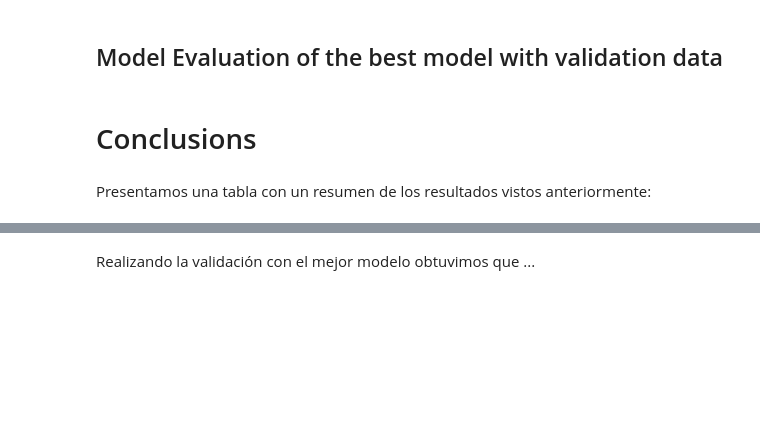
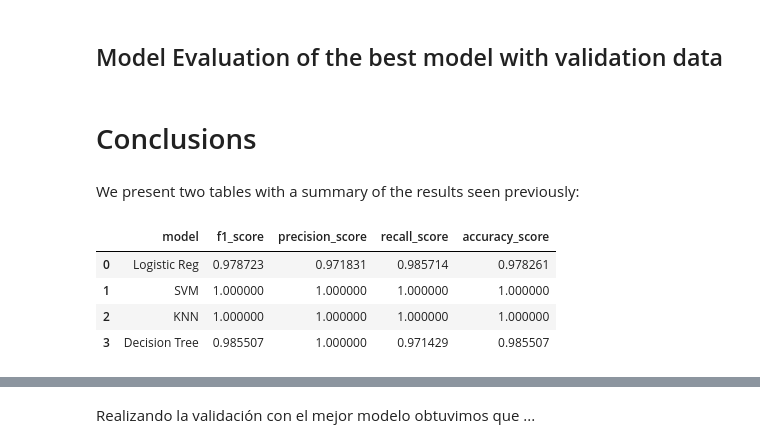
Before and after one commit to edserranoc/Mathematics_for_Machine_Learning_Course, a Jupyter notebook: Code Assignment 1/Binary Classification.ipynb, the cells around one changed output, grey strips where cells are left out. Saved outputs shown, nothing was run; the diff lists cells and outputs as text; code cells hidden in the pictures; blank space fills up the shorter version.

```diff
--- a/Code Assignment 1/Binary Classification.ipynb
+++ b/Code Assignment 1/Binary Classification.ipynb
@@ -788,5 +788,32 @@ recall:  0.6399176954732511
 ## Model Evaluation of the best model with validation data
 # %% [markdown]
 # Conclusions
-# %% [markdown]
-Presentamos una tabla con un resumen de los resultados vistos anteriormente:
+# %% [markdown]
+We present two tables with a summary of the results seen previously:
+# %%
+results_banknote = pd.DataFrame({'model':['Logistic Reg', "SVM", "KNN", "Decision Tree"],
+                    'f1_score':[f1_score(y_test_banknote, log_predictions_banknote), f1_score(y_test_banknote, svm_predictions_banknote),
+                                f1_score(y_test_banknote, knn_predictions_banknote), f1_score(y_test_banknote, dtc_predictions_banknote)],
+                    'precision_score':[precision_score(y_test_banknote, log_predictions_banknote), precision_score(y_test_banknote, svm_predictions_banknote),
+                                 precision_score(y_test_banknote, knn_predictions_banknote), precision_score(y_test_banknote, dtc_predictions_banknote)],
+                    'recall_score':[recall_score(y_test_banknote, log_predictions_banknote), recall_score(y_test_banknote, svm_predictions_banknote),
+                              recall_score(y_test_banknote, knn_predictions_banknote), recall_score(y_test_banknote, dtc_predictions_banknote)],
+                    'accuracy_score':[accuracy_score(y_test_banknote, log_predictions_banknote), accuracy_score(y_test_banknote, svm_predictions_banknote),
+                                accuracy_score(y_test_banknote, knn_predictions_banknote), accuracy_score(y_test_banknote, dtc_predictions_banknote)]})
+results_occupancy = pd.DataFrame({'model':['Logistic Reg', "SVM", "KNN", "Decision Tree"],
+                                  'f1_score':[f1_score(test1_occup["Occupancy"], log_predictions_occupancy), f1_score(test1_occup["Occupancy"], svm_predictions_occupancy),
+                                              f1_score(test1_occup["Occupancy"], knn_predictions_occupancy), f1_score(test1_occup["Occupancy"], dtc_predictions_occupancy)],
+                                  'precision_score':[precision_score(test1_occup["Occupancy"], log_predictions_occupancy), precision_score(test1_occup["Occupancy"], svm_predictions_occupancy),
+                                                     precision_score(test1_occup["Occupancy"], knn_predictions_occupancy), precision_score(test1_occup["Occupancy"], dtc_predictions_occupancy)],
+                                  'recall_score':[recall_score(test1_occup["Occupancy"], log_predictions_occupancy), recall_score(test1_occup["Occupancy"], svm_predictions_occupancy),
+                                                  recall_score(test1_occup["Occupancy"], knn_predictions_occupancy), recall_score(test1_occup["Occupancy"], dtc_predictions_occupancy)],
+                                  'accuracy_score':[accuracy_score(test1_occup["Occupancy"], log_predictions_occupancy), accuracy_score(test1_occup["Occupancy"], svm_predictions_occupancy),
+                                                    accuracy_score(test1_occup["Occupancy"], knn_predictions_occupancy), accuracy_score(test1_occup["Occupancy"], dtc_predictions_occupancy)]})
+# %%
+results_banknote.style.background_gradient(cmap='Blues',subset='f1_score')
+# %% [output]
+|  | model | f1_score | precision_score | recall_score | accuracy_score |
+| 0 | Logistic Reg | 0.978723 | 0.971831 | 0.985714 | 0.978261 |
+| 1 | SVM | 1.000000 | 1.000000 | 1.000000 | 1.000000 |
+| 2 | KNN | 1.000000 | 1.000000 | 1.000000 | 1.000000 |
+| 3 | Decision Tree | 0.985507 | 1.000000 | 0.971429 | 0.985507 |
```
Also changed, not shown: parts of 12 cells of this notebook, 1 other file.
